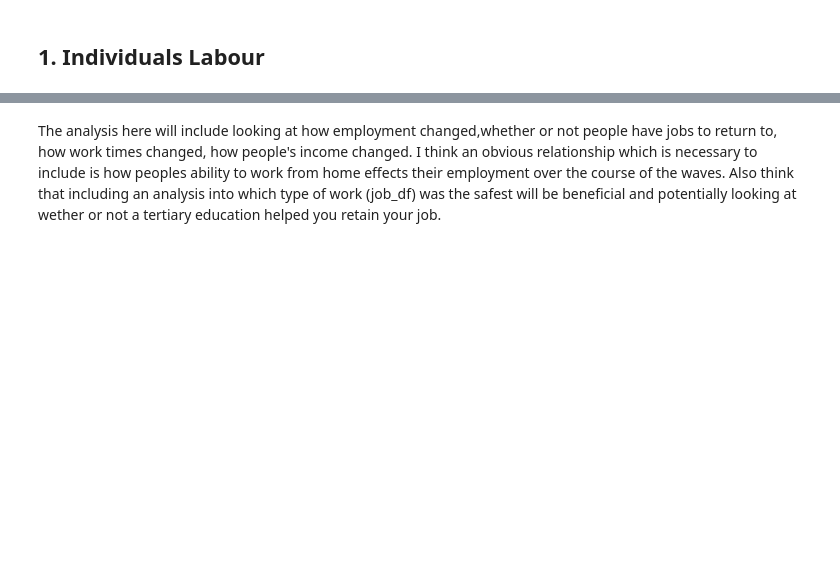
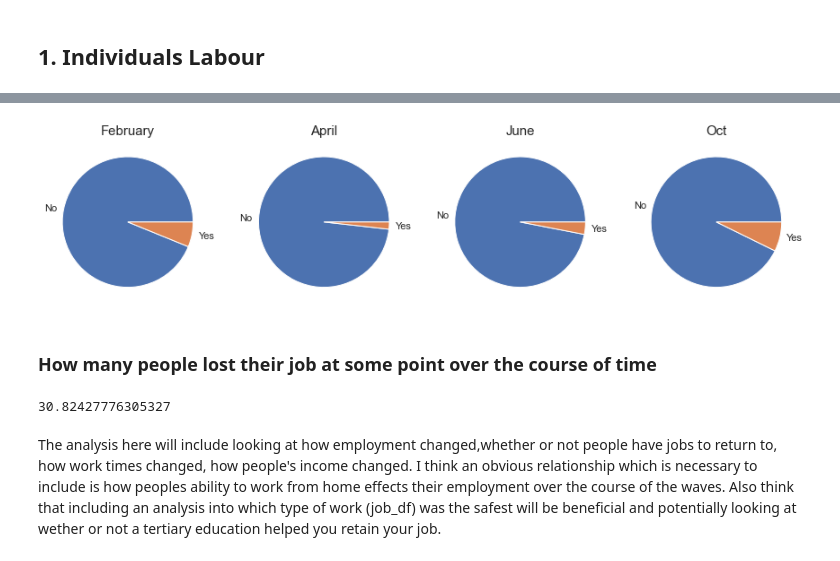
Before and after one commit to BrentonBudler/DAEProject2021, a Jupyter notebook: Brenton/BrentonMain/Main-brentonchanges.ipynb, the cells around one changed output, grey strips where cells are left out. Saved outputs shown, nothing was run; the diff lists cells and outputs as text; code cells hidden in the pictures; blank space fills up the shorter version.

```diff
--- a/Brenton/BrentonMain/Main-brentonchanges.ipynb
+++ b/Brenton/BrentonMain/Main-brentonchanges.ipynb
@@ -290,3 +367,40 @@ memory usage: 106.0 KB
+# %%
+emp_df = lbdf.copy()
+emp_df = emp_df[['work_in_feb','work_in_apr','work_in_june','work_in_oct']]
+
+emp_df = emp_df[(emp_df['work_in_feb']=='Yes') | (emp_df['work_in_feb']=='No')]
+emp_df = emp_df[(emp_df['work_in_apr']=='Yes') | (emp_df['work_in_apr']=='No')]
+emp_df = emp_df[(emp_df['work_in_june']=='Yes') | (emp_df['work_in_june']=='No')]
+emp_df= emp_df[(emp_df['work_in_oct']=='Yes') | (emp_df['work_in_oct']=='No')]
+
+
+fig, (ax1,ax2,ax3,ax4) = plt.subplots(nrows = 1, ncols = 4,figsize=(15,15))
+
+ax1.pie(emp_df.work_in_feb.value_counts(),labels = ['No','Yes'])
+ax1.set_title('February', fontsize=15)
+
+ax2.pie(emp_df.work_in_apr.value_counts(),labels = ['No','Yes'])
+ax2.set_title('April', fontsize=15)
+
+ax3.pie(emp_df.work_in_june.value_counts(),labels = ['No','Yes'])
+ax3.set_title('June', fontsize=15)
+
+ax4.pie(emp_df.work_in_oct.value_counts(),labels = ['No','Yes'])
+ax4.set_title('Oct', fontsize=15)
+
+plt.show()
+# %% [output]
+[figure, added]
+# %% [markdown]
+### How many people lost their job at some point over the course of time
+# %%
+lost_job = emp_df[(emp_df.job_in_feb=='Yes')&(emp_df.job_in_apr=='No')|
+          (emp_df.job_in_apr=='Yes')&(emp_df.job_in_june=='No')|
+          (emp_df.job_in_june=='Yes')&(emp_df.job_in_oct=='No')]
+
+len(lost_job)/len(emp_df)*100
+# %% [output]
+30.82427776305327
 # %% [markdown]
 The analysis here will include looking at how employment changed,whether or not people have jobs to return to, how work times changed, how people's income changed. I think an obvious relationship which is necessary to include is how peoples ability to work from home effects their employment over the course of the waves. Also think that including an analysis into which type of work (job_df) was the safest will be beneficial and potentially looking at wether or not a tertiary education helped you retain your job.
 # %% [markdown]
```
Also changed, not shown: parts of 18 cells of this notebook.
